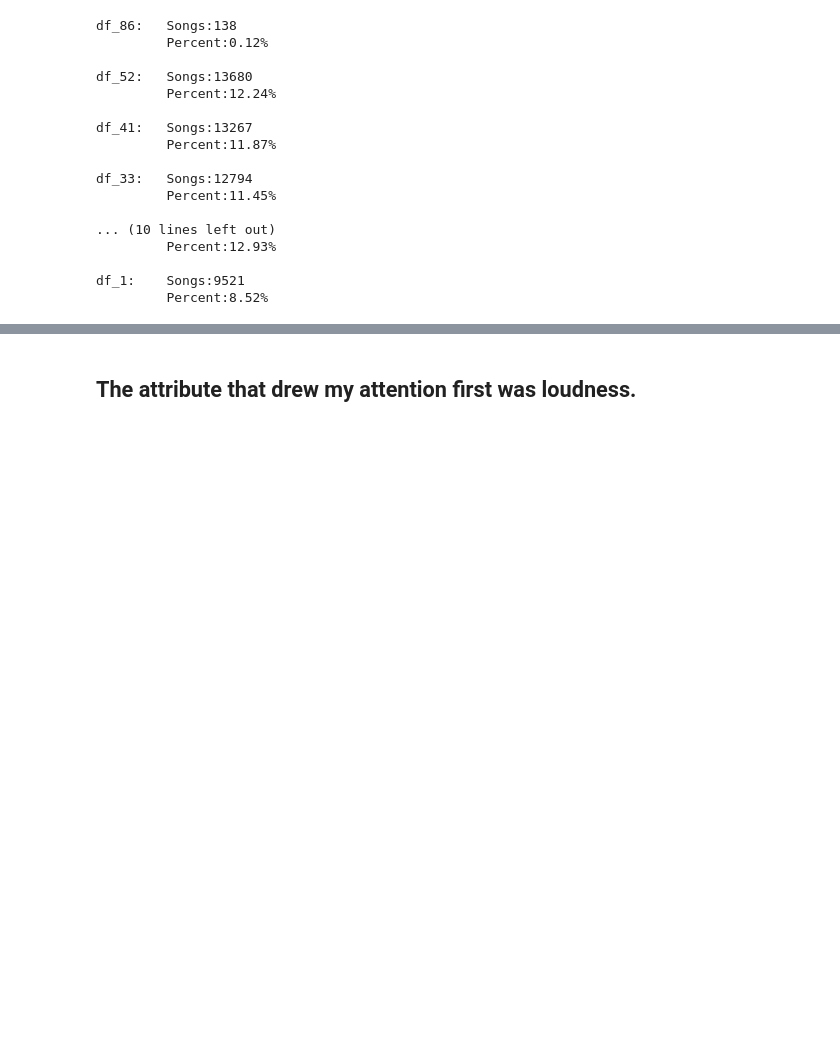
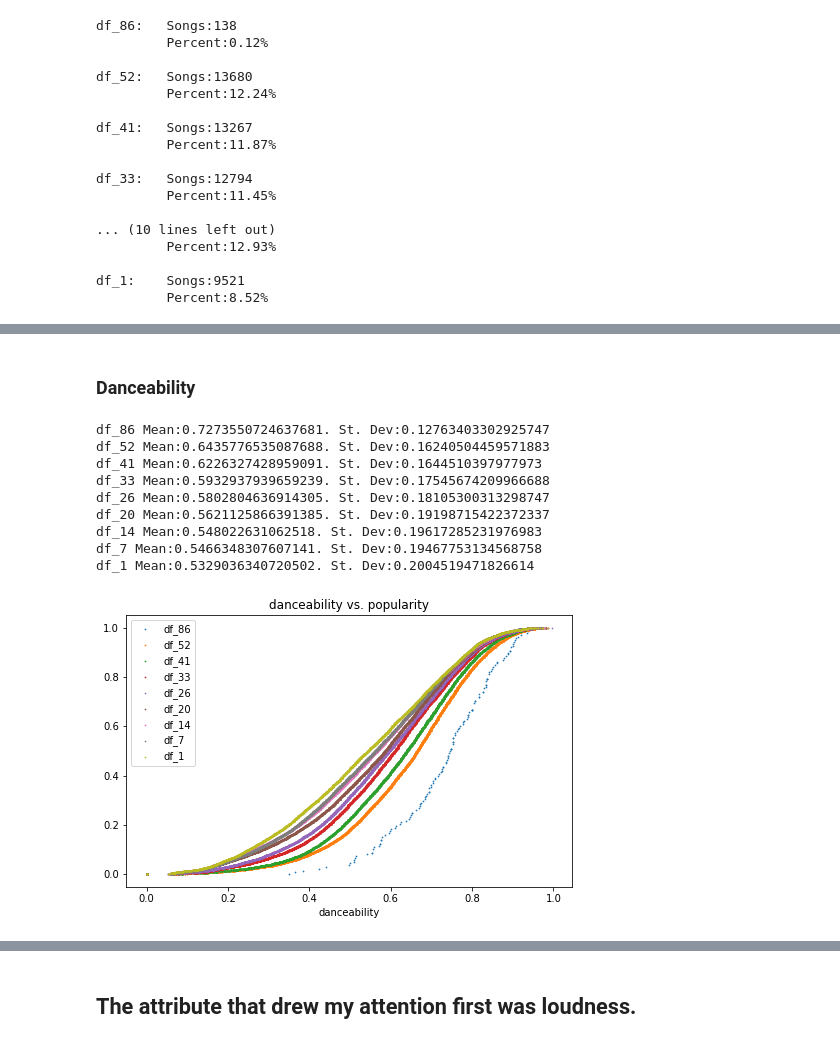
Before and after one commit to brentthayer1/capstone1, a Jupyter notebook: capstone1_eda.ipynb, the cells around one changed output, grey strips where cells are left out. Cells and saved outputs as stored; diff of their text form; code cells hidden in the pictures; blank space fills up the shorter version.

```diff
--- a/capstone1_eda.ipynb
+++ b/capstone1_eda.ipynb
@@ -252,0 +289,17 @@ df_1:    Songs:9521
+# %% [markdown]
+### Danceability
+# %%
+attribute = 'danceability'
+plt.figure(figsize=(8, 5))
+cs1.scatter_cdf(df_lst, attribute, color_list, df_name_lst)
+# %% [output]
+df_86 Mean:0.7273550724637681. St. Dev:0.12763403302925747
+df_52 Mean:0.6435776535087688. St. Dev:0.16240504459571883
+df_41 Mean:0.6226327428959091. St. Dev:0.1644510397977973
+df_33 Mean:0.5932937939659239. St. Dev:0.17545674209966688
+df_26 Mean:0.5802804636914305. St. Dev:0.18105300313298747
+df_20 Mean:0.5621125866391385. St. Dev:0.19198715422372337
+df_14 Mean:0.548022631062518. St. Dev:0.19617285231976983
+df_7 Mean:0.5466348307607141. St. Dev:0.19467753134568758
+df_1 Mean:0.5329036340720502. St. Dev:0.2004519471826614
+[figure, added]
```
Also changed, not shown: parts of 38 cells of this notebook, 1 other file.
